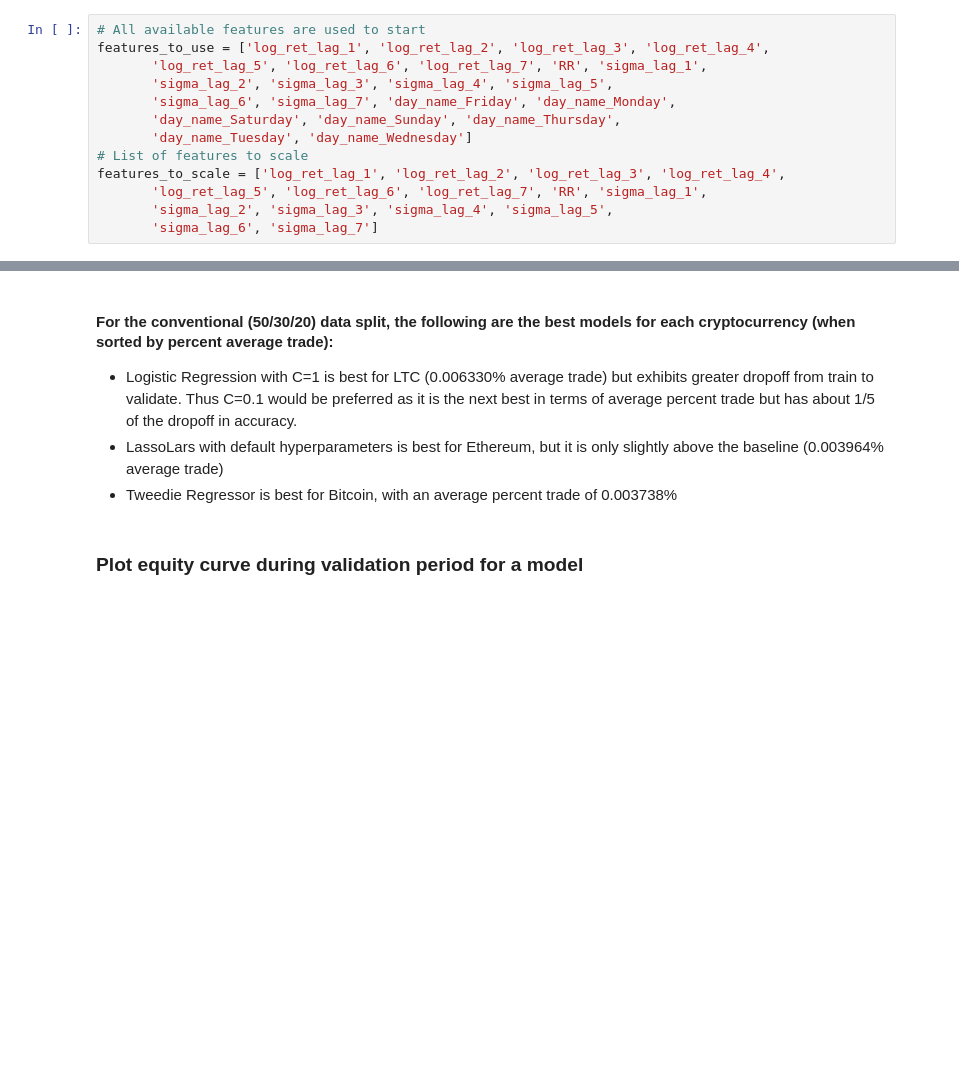
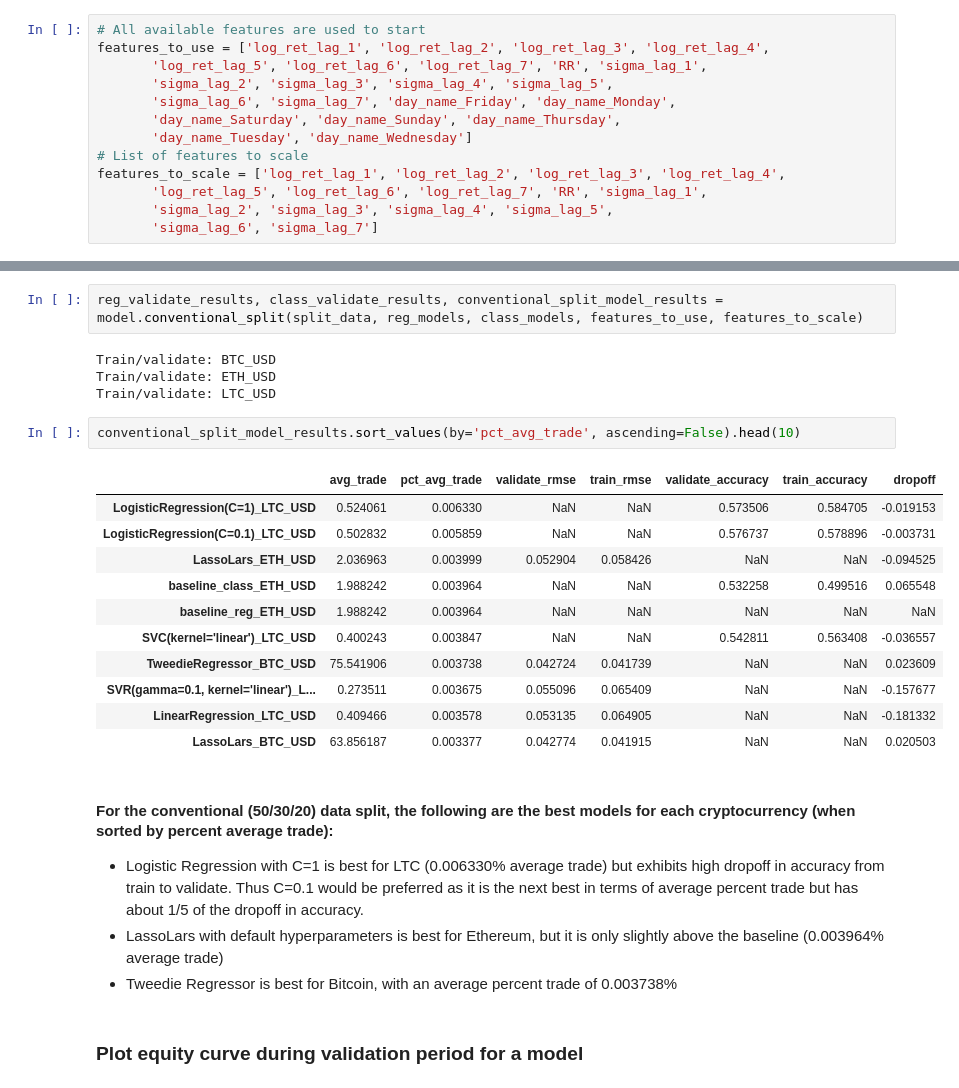
Before and after one commit to jesse-d-marder/crypto-forecast, a Jupyter notebook: predict_crypto.ipynb, the cells around one changed output, grey strips where cells are left out. Saved outputs shown, nothing was run; the diff lists cells and outputs as text; blank space fills up the shorter version.

Commit message:
Update with functions for conventional data split modeling

```diff
--- a/predict_crypto.ipynb
+++ b/predict_crypto.ipynb
@@ -392,6 +322,26 @@ conventional_split_model_results.sort_values(by=['pct_avg_trade','dropoff'], asc
+# %%
+reg_validate_results, class_validate_results, conventional_split_model_results = model.conventional_split(split_data, reg_models, class_models, features_to_use, features_to_scale)
+# %% [output]
+Train/validate: BTC_USD
+Train/validate: ETH_USD
+Train/validate: LTC_USD
+# %%
+conventional_split_model_results.sort_values(by='pct_avg_trade', ascending=False).head(10)
+# %% [output]
+|  | avg_trade | pct_avg_trade | validate_rmse | train_rmse | validate_accuracy | train_accuracy | dropoff |
+| LogisticRegression(C=1)_LTC_USD | 0.524061 | 0.006330 | NaN | NaN | 0.573506 | 0.584705 | -0.019153 |
+| LogisticRegression(C=0.1)_LTC_USD | 0.502832 | 0.005859 | NaN | NaN | 0.576737 | 0.578896 | -0.003731 |
+| LassoLars_ETH_USD | 2.036963 | 0.003999 | 0.052904 | 0.058426 | NaN | NaN | -0.094525 |
+| baseline_class_ETH_USD | 1.988242 | 0.003964 | NaN | NaN | 0.532258 | 0.499516 | 0.065548 |
+| baseline_reg_ETH_USD | 1.988242 | 0.003964 | NaN | NaN | NaN | NaN | NaN |
+| SVC(kernel='linear')_LTC_USD | 0.400243 | 0.003847 | NaN | NaN | 0.542811 | 0.563408 | -0.036557 |
+| TweedieRegressor_BTC_USD | 75.541906 | 0.003738 | 0.042724 | 0.041739 | NaN | NaN | 0.023609 |
+| SVR(gamma=0.1, kernel='linear')_L... | 0.273511 | 0.003675 | 0.055096 | 0.065409 | NaN | NaN | -0.157677 |
+| LinearRegression_LTC_USD | 0.409466 | 0.003578 | 0.053135 | 0.064905 | NaN | NaN | -0.181332 |
+| LassoLars_BTC_USD | 63.856187 | 0.003377 | 0.042774 | 0.041915 | NaN | NaN | 0.020503 |
 # %% [markdown]
 #### For the conventional (50/30/20) data split, the following are the best models for each cryptocurrency (when sorted by percent average trade):
-- Logistic Regression with C=1 is best for LTC (0.006330% average trade) but exhibits greater dropoff from train to validate. Thus C=0.1 would be preferred as it is the next best in terms of average percent trade but has about 1/5 of the dropoff in accuracy.
+- Logistic Regression with C=1 is best for LTC (0.006330% average trade) but exhibits high dropoff in accuracy from train to validate. Thus C=0.1 would be preferred as it is the next best in terms of average percent trade but has about 1/5 of the dropoff in accuracy.
 - LassoLars with default hyperparameters is best for Ethereum, but it is only slightly above the baseline (0.003964% average trade)
 - Tweedie Regressor is best for Bitcoin, with an average percent trade of 0.003738%
 # %% [markdown]
```
Also changed, not shown: parts of 9 cells of this notebook, 1 other file.
